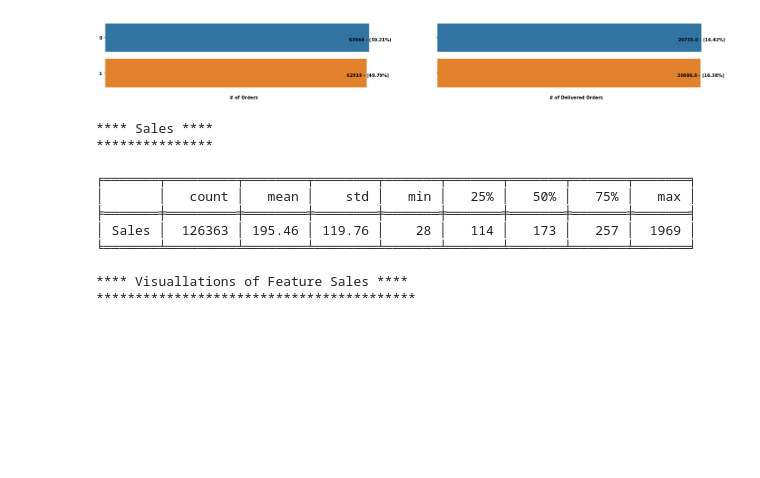
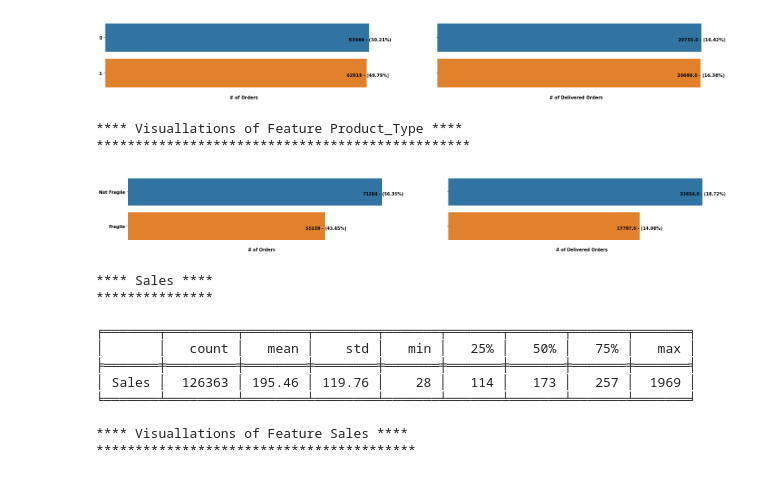
Before and after one commit to psiva2019/Hackathon, a Jupyter notebook: Algoritmo/Algoritmo.ipynb, the cells around one changed output. Cells and saved outputs as stored; diff of their text form; code cells hidden in the pictures; blank space fills up the shorter version.

```diff
--- a/Algoritmo/Algoritmo.ipynb
+++ b/Algoritmo/Algoritmo.ipynb
@@ -493,6 +494,12 @@ display_unq(df,'WeekdayOrder','Delivery_Status',10,'chars','Weekday Order',textl
 **** Visuallations of Feature Weekday Order ****
 *************************************************
 [figure]
+# %%
+display_unq(df,'Product_type','Delivery_Status',10,'chars','Product_type',textlab,textlab_tar,25,3)
+# %% [output]
+**** Visuallations of Feature Product_Type ****
+************************************************
+[figure, added]
 # %%
 display_unq(df,'Sales','Delivery_Status',10,'num','Sales',textlab,textlab_tar,25,3)
 # %% [output]
```
Also changed, not shown: parts of 47 cells of this notebook, 2 other files.
